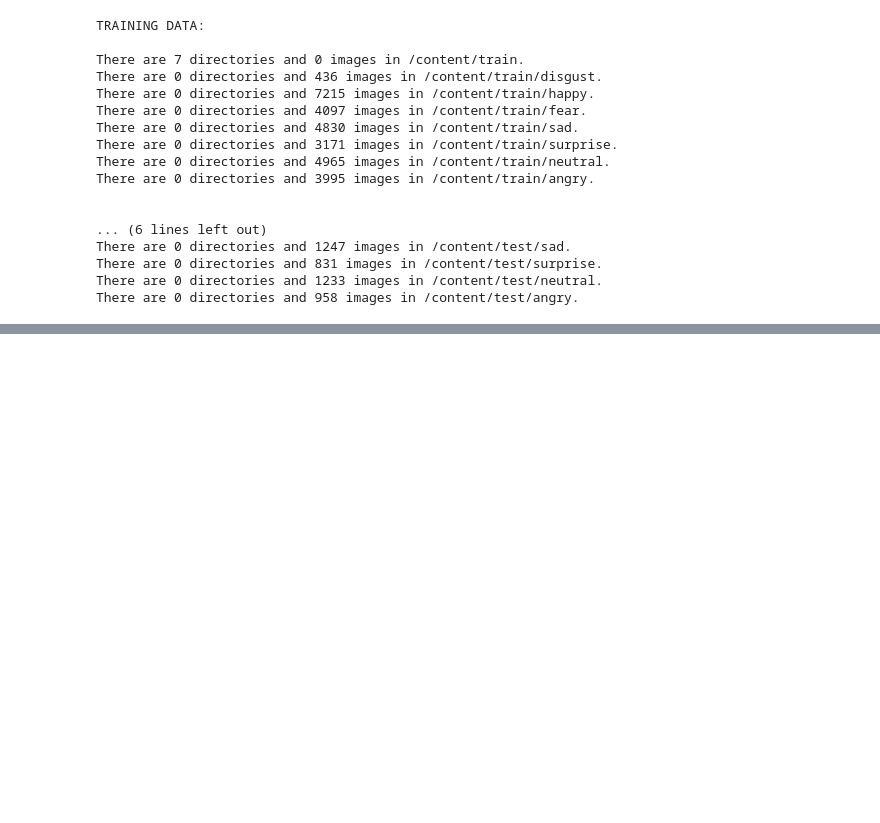
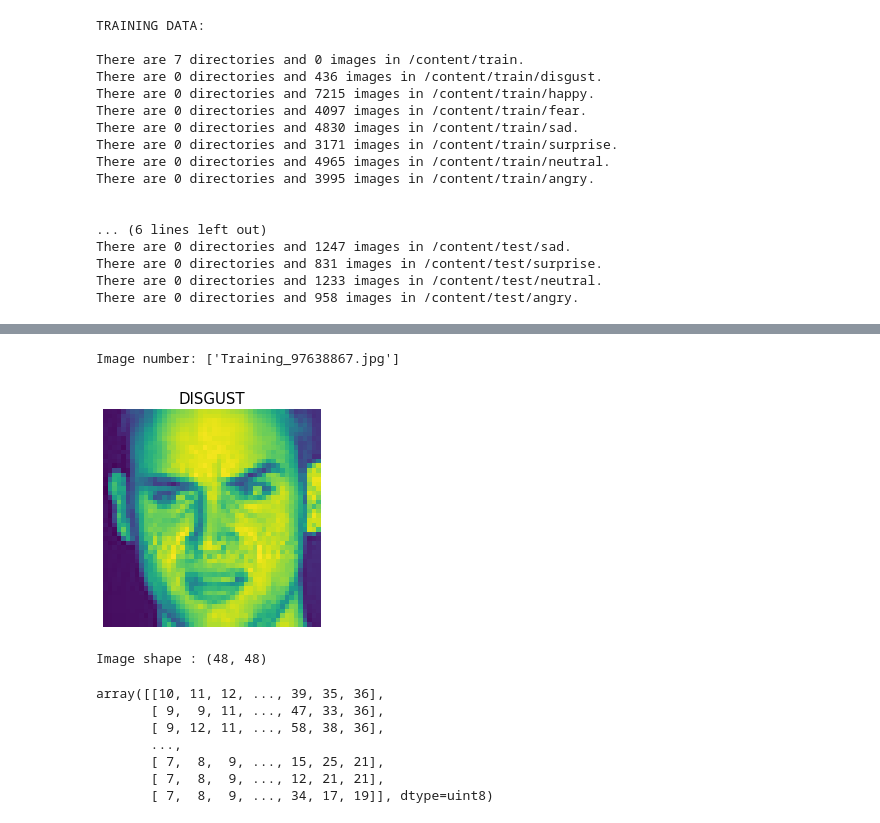
Before and after one commit to Arka1212/Live-Class-Monitoring-System-Face-Emotion-Recognition, a Jupyter notebook: Live_Class_Monitoring_System_(Face_Emotion_Recognition).ipynb, the cells around one changed output, grey strips where cells are left out. Cells and saved outputs as stored; diff of their text form; code cells hidden in the pictures; blank space fills up the shorter version.

```diff
--- a/Live_Class_Monitoring_System_(Face_Emotion_Recognition).ipynb
+++ b/Live_Class_Monitoring_System_(Face_Emotion_Recognition).ipynb
@@ -90,0 +157,15 @@ There are 0 directories and 958 images in /content/test/angry.
+# %%
+# Viewing 'disgust' class image.
+view_random_images(target_directory = '/content/train',
+                   target_class = 'disgust')
+# %% [output]
+Image number: ['Training_97638867.jpg']
+[figure, added]
+Image shape : (48, 48)
+array([[10, 11, 12, ..., 39, 35, 36],
+       [ 9,  9, 11, ..., 47, 33, 36],
+       [ 9, 12, 11, ..., 58, 38, 36],
+       ...,
+       [ 7,  8,  9, ..., 15, 25, 21],
+       [ 7,  8,  9, ..., 12, 21, 21],
+       [ 7,  8,  9, ..., 34, 17, 19]], dtype=uint8)
```
Also changed, not shown: parts of 11 cells of this notebook.
